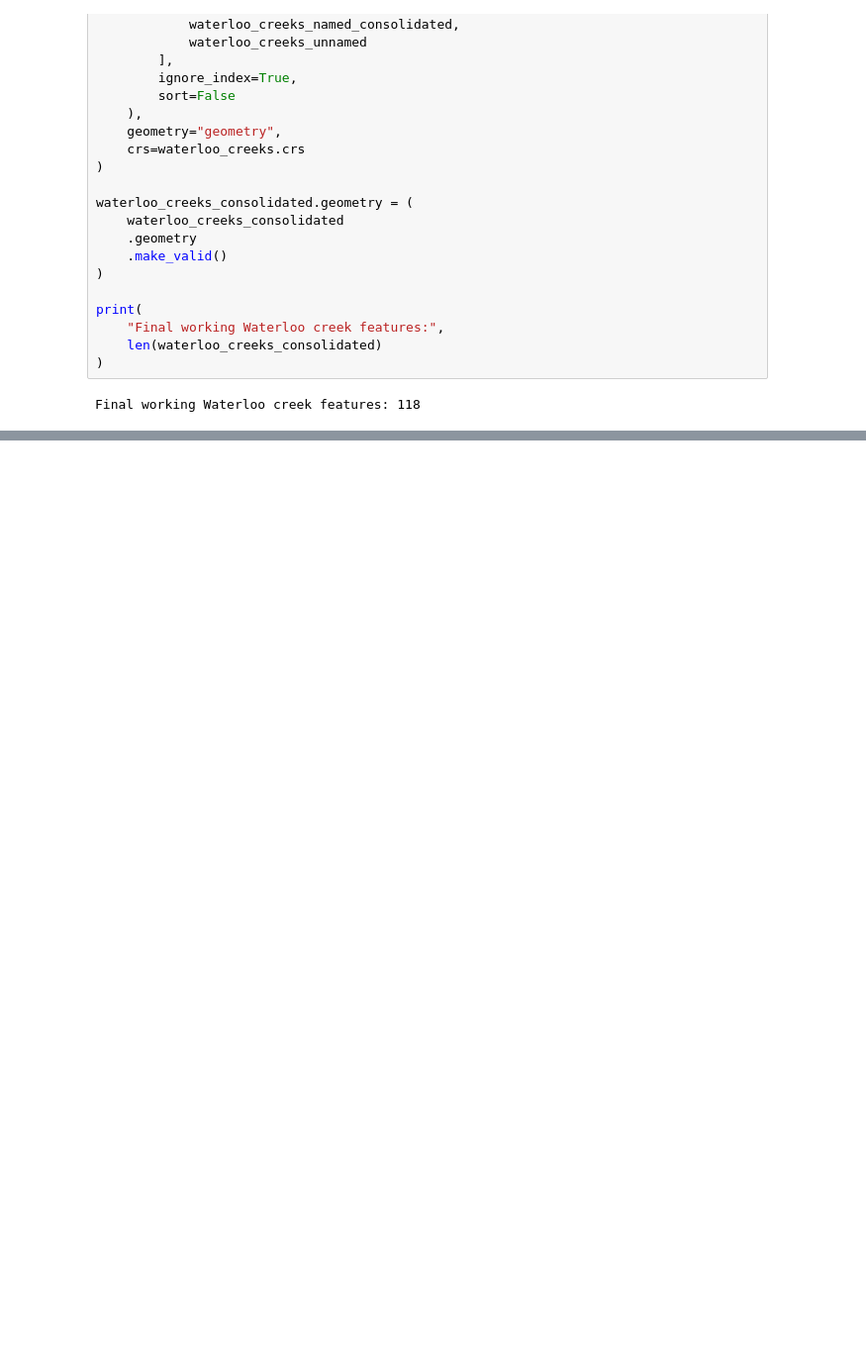
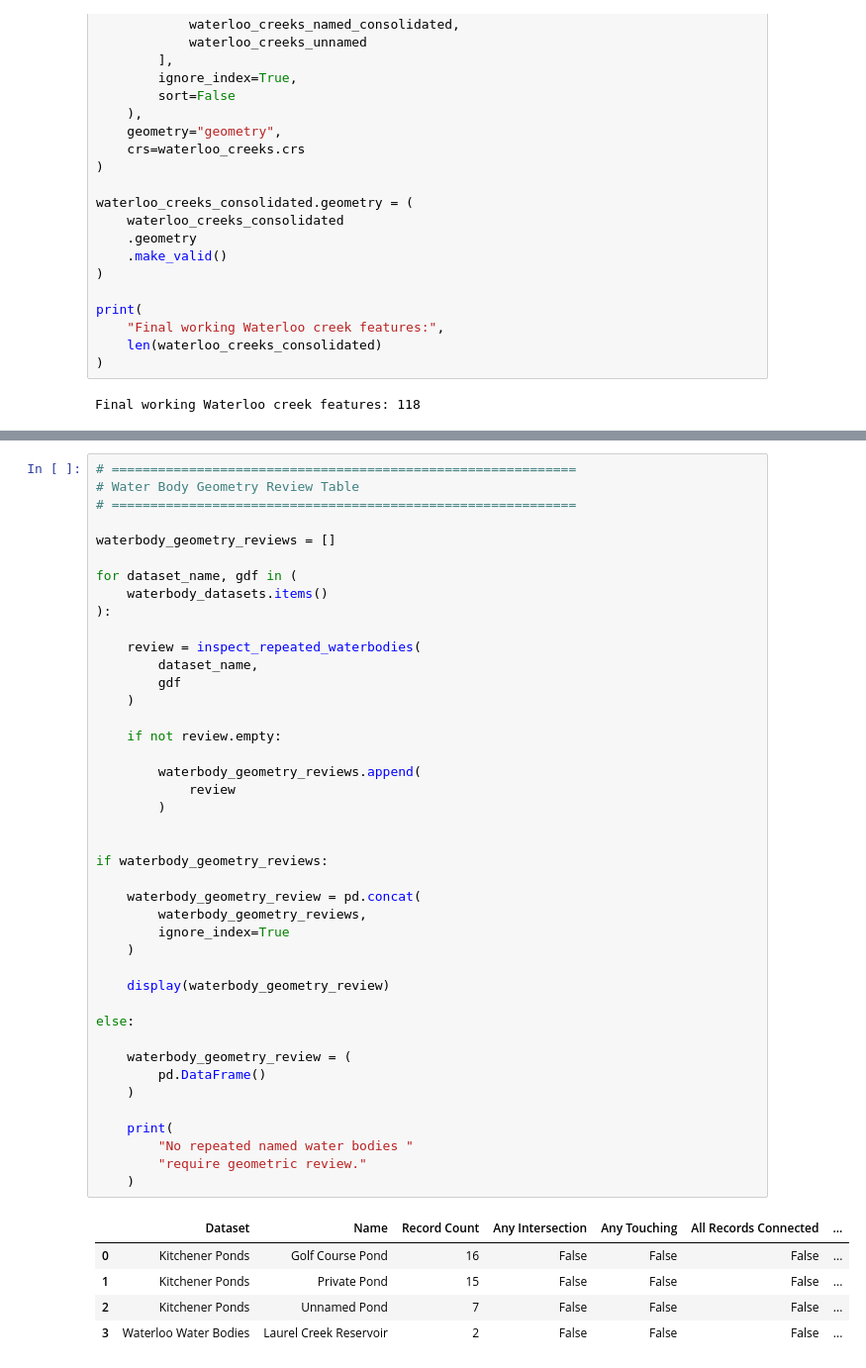
Before and after one commit to BrodyAcquilano/Jupyter-Ecology, a Jupyter notebook: Ecology/notebooks/05_Hydrography/05_02_Hydrography_Data_Integration_and_Validation.ipynb, the cells around one changed output, grey strips where cells are left out. Shown at 99% size. Cells and saved outputs as stored; diff of their text form; blank space fills up the shorter version.

```diff
--- a/Ecology/notebooks/05_Hydrography/05_02_Hydrography_Data_Integration_and_Validation.ipynb
+++ b/Ecology/notebooks/05_Hydrography/05_02_Hydrography_Data_Integration_and_Validation.ipynb
@@ -2648,0 +3576,48 @@ No uncertain geometries are merged during this stage.
+# %%
+# ============================================================
+# Water Body Geometry Review Table
+# ============================================================
+
+waterbody_geometry_reviews = []
+
+for dataset_name, gdf in (
+    waterbody_datasets.items()
+):
+
+    review = inspect_repeated_waterbodies(
+        dataset_name,
+        gdf
+    )
+
+    if not review.empty:
+
+        waterbody_geometry_reviews.append(
+            review
+        )
+
+
+if waterbody_geometry_reviews:
+
+    waterbody_geometry_review = pd.concat(
+        waterbody_geometry_reviews,
+        ignore_index=True
+    )
+
+    display(waterbody_geometry_review)
+
+else:
+
+    waterbody_geometry_review = (
+        pd.DataFrame()
+    )
+
+    print(
+        "No repeated named water bodies "
+        "require geometric review."
+    )
+# %% [output]
+|  | Dataset | Name | Record Count | Any Intersection | Any Touching | All Records Connected | ... |
+| 0 | Kitchener Ponds | Golf Course Pond | 16 | False | False | False | ... |
+| 1 | Kitchener Ponds | Private Pond | 15 | False | False | False | ... |
+| 2 | Kitchener Ponds | Unnamed Pond | 7 | False | False | False | ... |
+| 3 | Waterloo Water Bodies | Laurel Creek Reservoir | 2 | False | False | False | ... |
```
Also changed, not shown: parts of 34 cells of this notebook.
